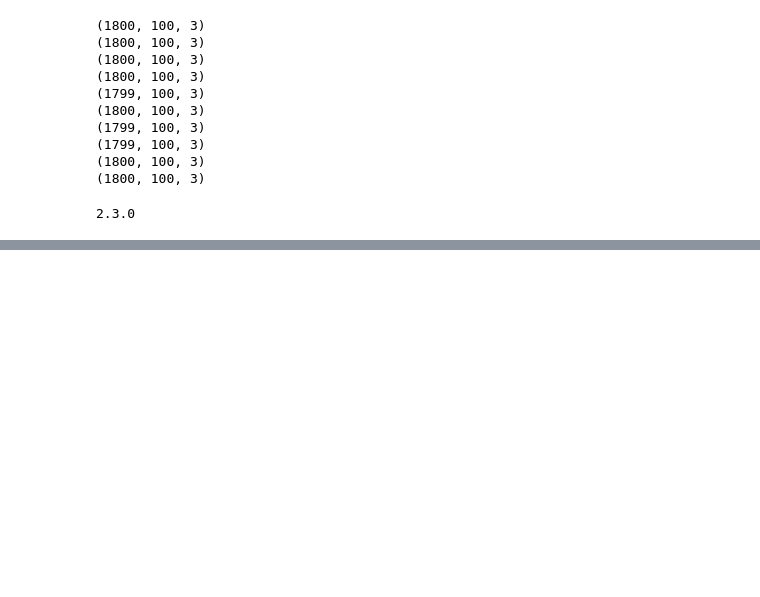
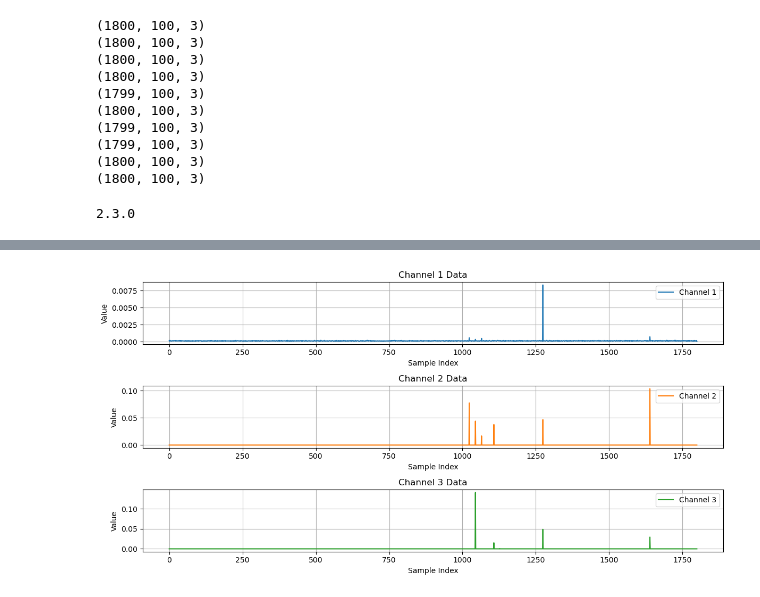
Before and after one commit to pnucse-capstone-2024/Capstone-2024-team-46, a Jupyter notebook: autoencoder.ipynb, the cells around one changed output, grey strips where cells are left out. Drawn from its saved outputs; the diff is of its cells as text; code cells hidden in the pictures; blank space fills up the shorter version.

Commit message:
feat : add new model

```diff
--- a/autoencoder.ipynb
+++ b/autoencoder.ipynb
@@ -201,25 +201,26 @@ def autoencoder_model(input_shape=(100, 3)):
     conv6 = layers.Conv1D(256,  kernel_size=3, activation='relu', padding='same')(conv6)
 
     up7 = layers.Conv1DTranspose(128, kernel_size=2, strides=2, padding='same')(conv6)
-    # up7 = layers.ZeroPadding1D(padding=(1, 0))(up7)
+    up7 = layers.ZeroPadding1D(padding=(1, 0))(up7)
     print(up7.shape, conv3.shape)
-    # up7 = layers.concatenate([up7, conv3])
+
     conv7 = layers.Conv1D(128,  kernel_size=3, activation='relu', padding='same')(up7)
     conv7 = layers.Conv1D(128,  kernel_size=3, activation='relu', padding='same')(conv7)
 
     up8 = layers.Conv1DTranspose(64, kernel_size=2, strides=2, padding='same')(conv7)
 
+
     conv8 = layers.Conv1D(64,  kernel_size=3, activation='relu', padding='same')(up8)
     conv8 = layers.Conv1D(64,  kernel_size=3, activation='relu', padding='same')(conv8)
+    print(up8.shape, conv8.shape)
 
     up9 = layers.Conv1DTranspose(32, kernel_size=2, strides=2, padding='same')(conv8)
 
     conv9 = layers.Conv1D(32,  kernel_size=3, activation='relu', padding='same')(up9)
     conv9 = layers.Conv1D(32,  kernel_size=3, activation='relu', padding='same')(conv9)
 
-    # Output layer for multi-class classification (4 classes)
-    outputs = layers.Conv1D(3, kernel_size=3, activation='sigmoid')(conv9)
-
+    outputs = layers.Conv1D(3, kernel_size=3, activation='sigmoid', padding='same')(conv9)
+    print(outputs.shape, conv9.shape)
     # Model compilation
     model = models.Model(inputs=[inputs], outputs=outputs)
     model.compile(optimizer='adam', loss='mse')
@@ -439,2 +572,9 @@ print(f'정상 비율: {normal_ratio:.2%}')
 어노말리 비율: 0.00%
 정상 비율: 100.00%
+# %%
+reconstructed_train_data = model.predict(x_train_concat)
+reconstruction_error_train = np.mean(np.square(x_train_concat - reconstructed_train_data), axis=1)
+
+threshold = np.percentile(reconstruction_error_train, 95)
+
+print(threshold)
@@ -440,0 +583,81 @@ print(f'정상 비율: {normal_ratio:.2%}')
+# %%
+thresholds = []
+for i in range(len(all_anomaly_test_data)):
+    # print(all_anomaly_test_data[i].shape)
+    # print(i)
+    reconstructed_data = autoencoder.predict(all_anomaly_test_data[i])
+
+    # print(reconstructed_data.shape)
+    # print()
+    reconstruction_error = np.mean(np.square(all_anomaly_test_data[i] - reconstructed_data), axis=1)
+    # print(reconstruction_error.shape)
+    # print()
+
+    print(mean_error, std_error)
+    print(np.isnan(reconstruction_error).any())  # True면 NaN이 포함되어 있음
+    nan_count = np.sum(np.isnan(reconstruction_error))  # NaN의 개수
+    print(f'NaN의 개수: {nan_count}')
+    reconstruction_error = np.nan_to_num(reconstruction_error)
+
+    # threshold
+    threshold = np.percentile(reconstruction_error, 64)  # 95번째 백분위수
+    thresholds.append(threshold)
+
+    mean_error = np.mean(reconstruction_error)
+    std_error = np.std(reconstruction_error)
+    threshold = mean_error + 2 * std_error  # 예시: 평균 + 2 표준편차
+    # print(threshold)
+    is_anomaly_x = reconstruction_error[:, 0] > threshold  # x축
+    is_anomaly_y = reconstruction_error[:, 1] > threshold  # y축
+    is_anomaly_z = reconstruction_error[:, 2] > threshold  # z축
+
+    # 각 축 중 하나라도 True인 경우, 전체 데이터 포인트를 이상으로 판단
+    # is_anomaly = is_anomaly_x | is_anomaly_y | is_anomaly_z  # (1800,)
+    is_anomaly = is_anomaly_x
+
+    # print(is_anomaly.shape)
+
+    # is_anomaly = reconstruction_error > threshold
+    # print(is_anomaly.shape)
+
+    # unique, counts = np.unique(is_anomaly, return_counts=True)
+    # print(unique, counts)
+
+    # # 결과 출력
+    # anomaly_count = counts[1] if True in unique else 0  # True의 개수
+    # normal_count = counts[0] if False in unique else 0  # False의 개수
+
+    # print(f'어노말리 개수: {anomaly_count}')
+    # print(f'정상 개수: {normal_count}')
+
+    anomaly_count = np.sum(is_anomaly)  # True의 개수
+    normal_count = len(is_anomaly) - anomaly_count  # False의 개수
+
+    # # 비율 계산
+    total_count = len(is_anomaly)
+    anomaly_ratio = anomaly_count / total_count
+    normal_ratio = normal_count / total_count
+
+    print(f'어노말리 비율: {anomaly_ratio:.2%}')
+    print(f'정상 비율: {normal_ratio:.2%}')
+
+    # print()
+    # print(len(is_anomaly), anomaly_count, normal_count, len(all_anomaly_test_data[i]))
+
+    print()
+
+    plt.figure(figsize=(12, 6))
+
+    # 각 채널에 대해 서브플롯 생성
+    for i in range(3):
+        plt.subplot(3, 1, i + 1)  # 3행 1열의 서브플롯 설정
+        plt.plot(reconstruction_error[:, i], label=f'Channel {i + 1}', color=f'C{i}')  # 채널별 그래프
+        plt.title(f'Channel {i + 1} Data')
+        plt.xlabel('Sample Index')
+        plt.ylabel('Value')
+        plt.legend()
+        plt.grid()
+
+    plt.tight_layout()  # 서브플롯 간격 조정
+    plt.show()
+# %% [output]
@@ -440,0 +669 @@ print(f'정상 비율: {normal_ratio:.2%}')
+[figure, added]
```
Also changed, not shown: parts of 15 cells of this notebook, 1 other file.
